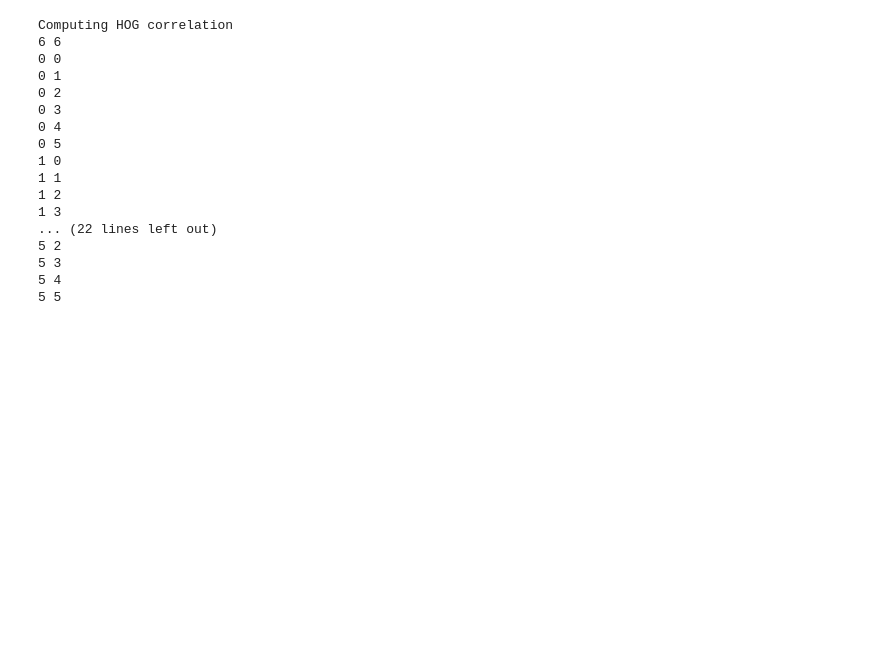
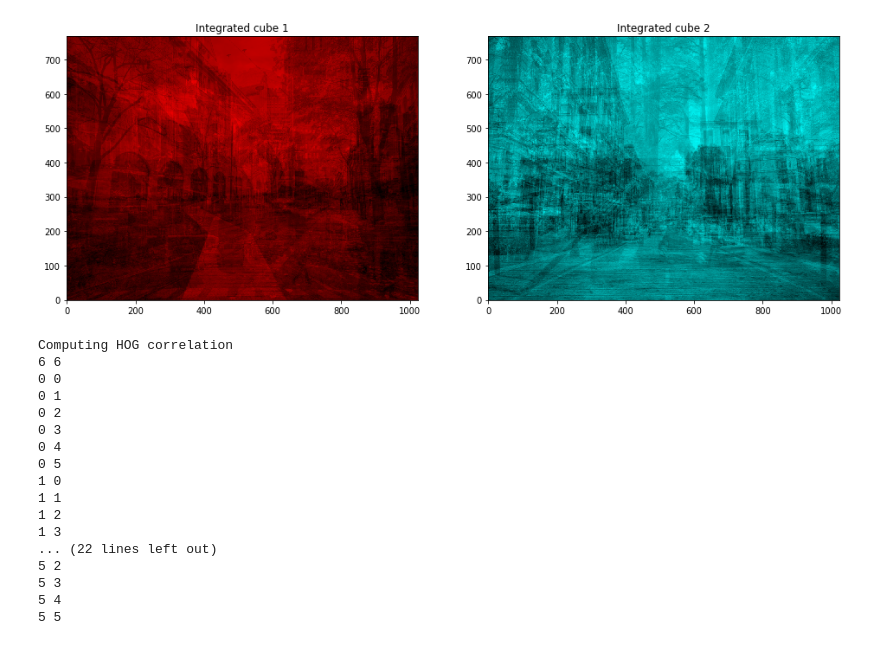
Before and after one commit to solerjuan/astroHOG, a Jupyter notebook: examples/comparecubes.ipynb, the cells around one changed output. Saved outputs shown, nothing was run; the diff lists cells and outputs as text; code cells hidden in the pictures; blank space fills up the shorter version.

```diff
--- a/examples/comparecubes.ipynb
+++ b/examples/comparecubes.ipynb
@@ -22,6 +24,15 @@ hdul.close()
 hdul = fits.open('../data/testcube2.fits')
 cube2=hdul[0].data
 hdul.close()
+# %%
+fig, ax = plt.subplots(1,2, figsize=(16., 12.))
+ax[0].imshow(cube1.sum(axis=0), origin='lower', cmap=redct())
+ax[0].set_title('Integrated cube 1')
+ax[1].imshow(cube2.sum(axis=0), origin='lower', cmap=tealct())
+ax[1].set_title('Integrated cube 2')
+plt.show()
+# %% [output]
+[figure, added]
 # %%
 # Here you select the size of your derivative kernel in pixels
 ksz=10
```
Also changed, not shown: parts of 8 cells of this notebook, 1 other file.
